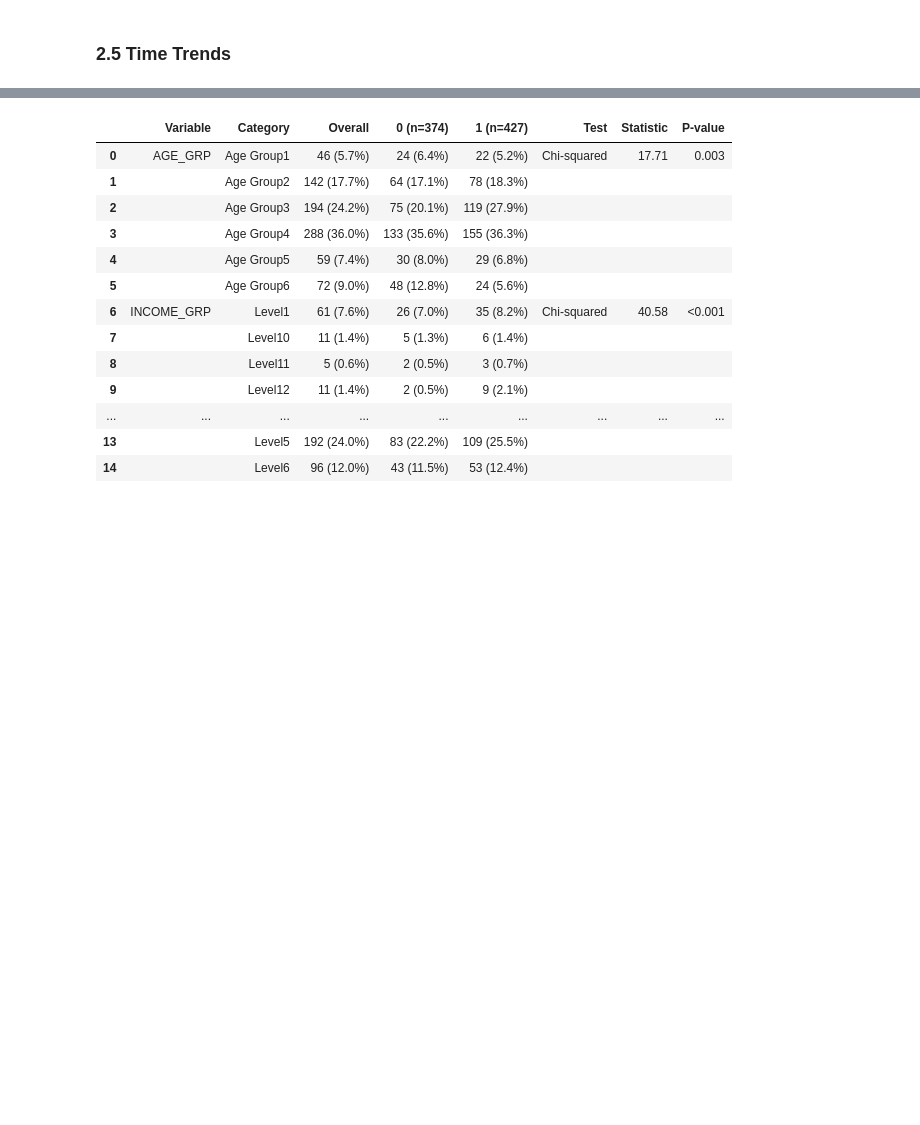
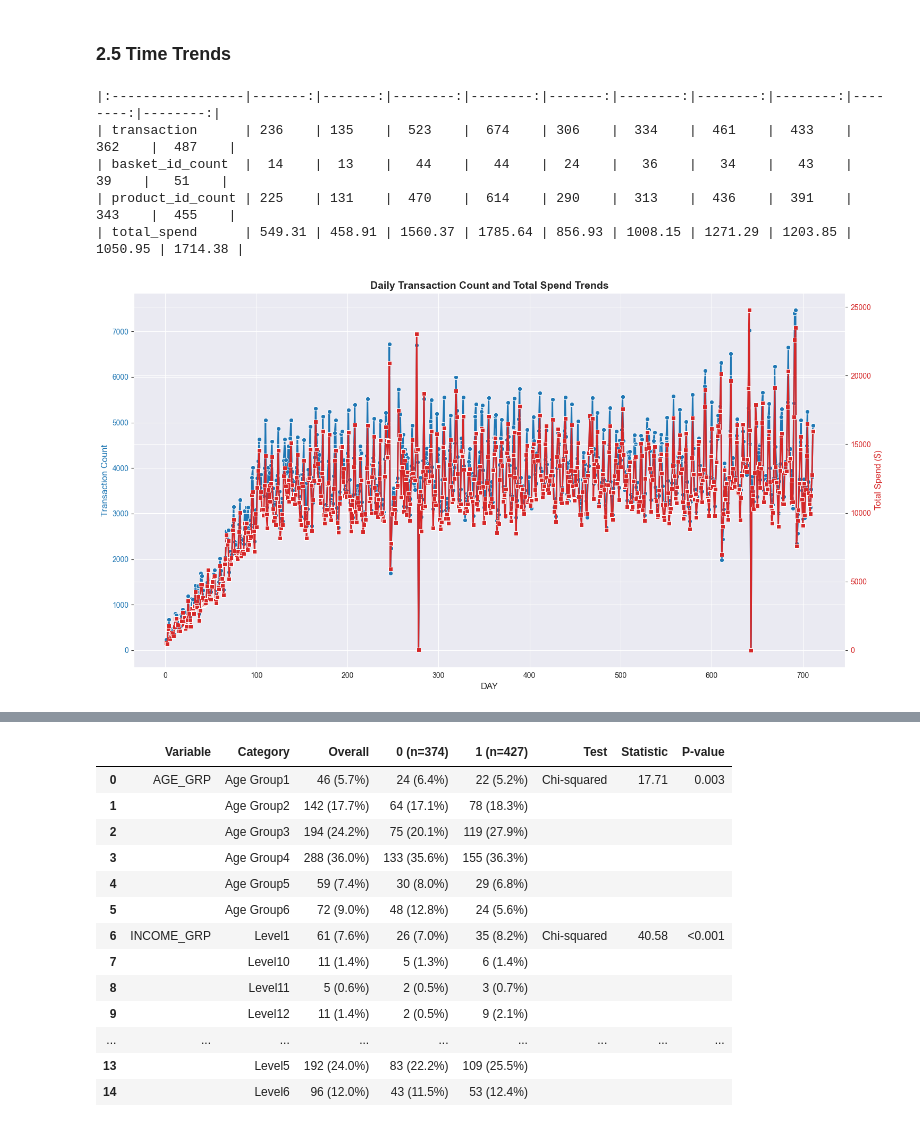
Before and after one commit to tae73/side-projects, a Jupyter notebook: data/dunnhumby/eda/exploration_1.ipynb, the cells around one changed output, grey strips where cells are left out. Cells and saved outputs as stored; diff of their text form; code cells hidden in the pictures; blank space fills up the shorter version.

```diff
--- a/data/dunnhumby/eda/exploration_1.ipynb
+++ b/data/dunnhumby/eda/exploration_1.ipynb
@@ -563,56 +543,35 @@ BASKET SIZE DISTRIBUTION
 # %% [markdown]
 ### 2.5 Time Trends
 # %%
-# sales aggregation and dual-axis plot
+# Time trend aggregation and dual-axis plot using utils/plots.py
 
 def agg_trans_by_period(df: pd.DataFrame, period_col: str) -> pd.DataFrame:
     return df.groupby(period_col).agg(**{
         'transaction': ('household_key', 'size'),
         'basket_id_count': ('BASKET_ID', 'nunique'),
         'product_id_count': ('PRODUCT_ID', 'nunique'),
         'total_spend': ('SALES_VALUE', 'sum')
     })
 
-def plot_dual_axis_trend(
-    df: pd.DataFrame,
-    x_col: str,
-    title: str,
-    figsize: tuple = (15, 8)
-) -> None:
-    df_melted = df.reset_index().melt(
-        id_vars=[x_col],
-        value_vars=['transaction', 'total_spend'],
-        var_name='metric',
-        value_name='value'
-    )
-
-    fig, ax1 = plt.subplots(figsize=figsize)
-
-    # Transaction (left axis)
-    sns.lineplot(
-        data=df_melted[df_melted['metric'] == 'transaction'],
-        x=x_col, y='value', ax=ax1,
-        color='tab:blue', marker='o', linewidth=2
-    )
-    ax1.set_xlabel(x_col, fontsize=12)
-    ax1.set_ylabel('Transaction Count', color='tab:blue', fontsize=12)
-    ax1.tick_params(axis='y', labelcolor='tab:blue')
-
-    # Total Spend (right axis)
-    ax2 = ax1.twinx()
-    sns.lineplot(
-        data=df_melted[df_melted['metric'] == 'total_spend'],
-        x=x_col, y='value', ax=ax2,
-        color='tab:red', marker='s', linewidth=2
-    )
-    ax2.set_ylabel('Total Spend', color='tab:red', fontsize=12)
-    ax2.tick_params(axis='y', labelcolor='tab:red')
-
-    plt.title(title, fontsize=14, fontweight='bold')
-    plt.tight_layout()
-    plt.show()
-
 # Daily aggregation and plot
 df_trans_day = agg_trans_by_period(df_trans, 'DAY')
-plot_dual_axis_trend(df_trans_day, 'DAY', 'Daily Transaction Count and Total Spend Trends')
+
+print(df_trans_day[:10].T.to_markdown())
+config = DualAxisConfig(
+    x_col='DAY',
+    left_col='transaction',
+    right_col='total_spend',
+    title='Daily Transaction Count and Total Spend Trends',
+    left_label='Transaction Count',
+    right_label='Total Spend ($)'
+)
+fig, ax1, ax2 = plot_dual_axis_trend(df_trans_day, config)
+plt.show()
+# %% [output]
+|:-----------------|-------:|-------:|--------:|--------:|-------:|--------:|--------:|--------:|--------:|--------:|
+| transaction      | 236    | 135    |  523    |  674    | 306    |  334    |  461    |  433    |  362    |  487    |
+| basket_id_count  |  14    |  13    |   44    |   44    |  24    |   36    |   34    |   43    |   39    |   51    |
+| product_id_count | 225    | 131    |  470    |  614    | 290    |  313    |  436    |  391    |  343    |  455    |
+| total_spend      | 549.31 | 458.91 | 1560.37 | 1785.64 | 856.93 | 1008.15 | 1271.29 | 1203.85 | 1050.95 | 1714.38 |
+[figure, added]
 # %%
```
Also changed, not shown: parts of 40 cells of this notebook.
